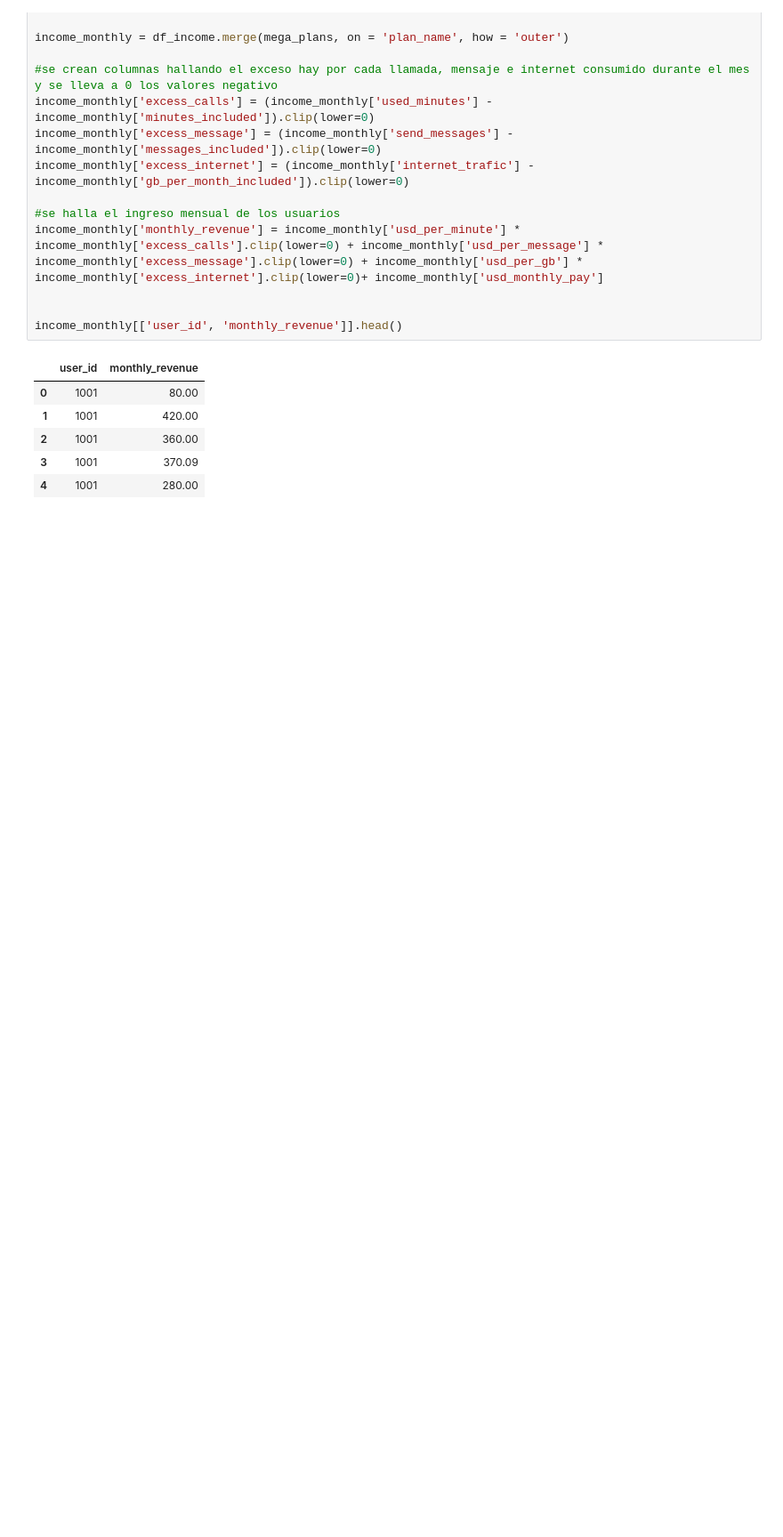
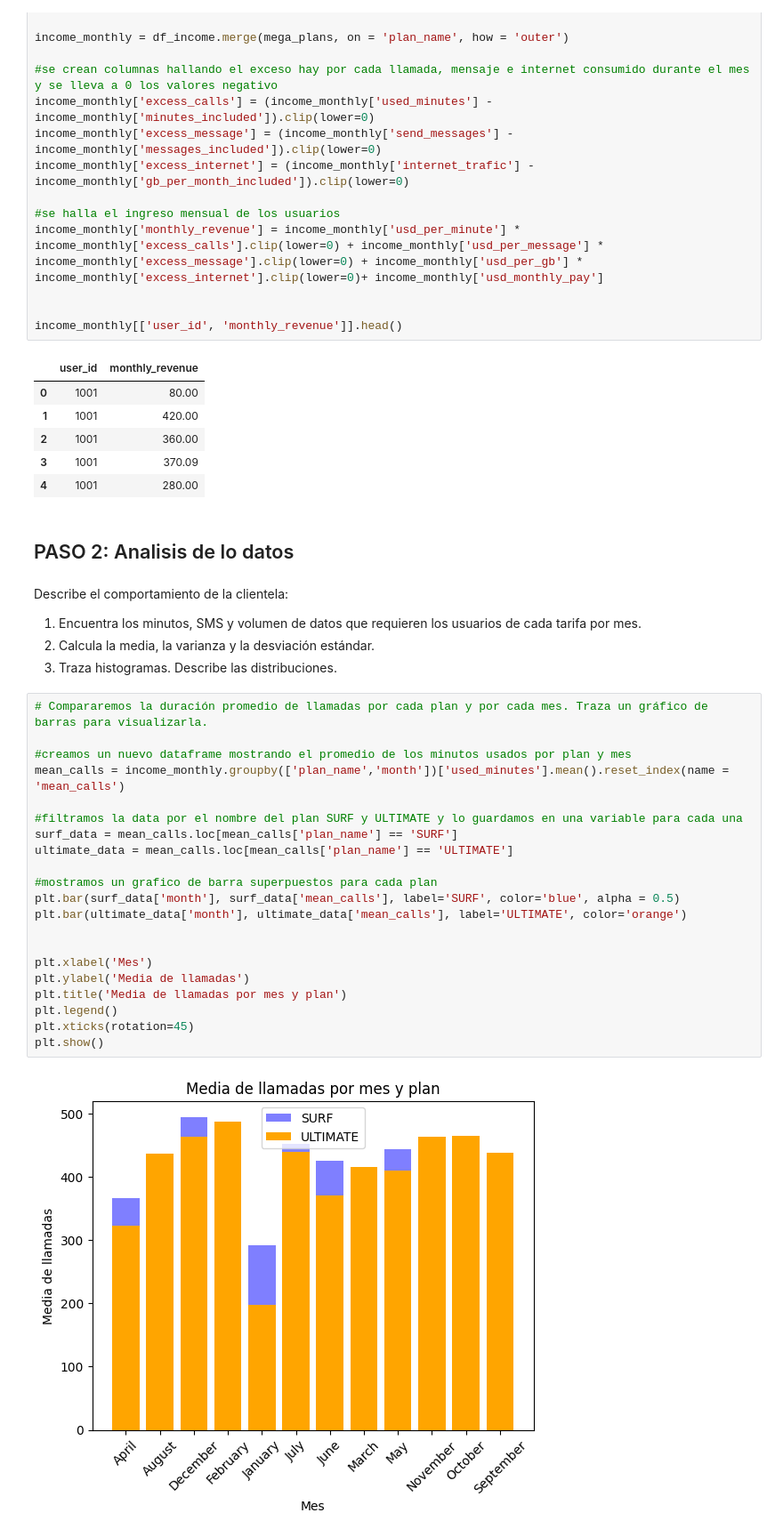
Before and after one commit to Dussand/telecomunicaciones_megaline, a Jupyter notebook: analisis_data.ipynb, the cells around one changed output. Shown at 89% size. Cells and saved outputs as stored; diff of their text form; blank space fills up the shorter version.

```diff
--- a/analisis_data.ipynb
+++ b/analisis_data.ipynb
@@ -315,3 +315,34 @@ income_monthly[['user_id', 'monthly_revenue']].head()
 | 2 | 1001 | 360.00 |
 | 3 | 1001 | 370.09 |
 | 4 | 1001 | 280.00 |
+# %% [markdown]
+## PASO 2: Analisis de lo datos
+# %% [markdown]
+Describe el comportamiento de la clientela:
+
+1. Encuentra los minutos, SMS y volumen de datos que requieren los usuarios de cada tarifa por mes.
+2. Calcula la media, la varianza y la desviación estándar.
+3. Traza histogramas. Describe las distribuciones.
+# %%
+# Compararemos la duración promedio de llamadas por cada plan y por cada mes. Traza un gráfico de barras para visualizarla.
+
+#creamos un nuevo dataframe mostrando el promedio de los minutos usados por plan y mes
+mean_calls = income_monthly.groupby(['plan_name','month'])['used_minutes'].mean().reset_index(name = 'mean_calls')
+
+#filtramos la data por el nombre del plan SURF y ULTIMATE y lo guardamos en una variable para cada una
+surf_data = mean_calls.loc[mean_calls['plan_name'] == 'SURF']
+ultimate_data = mean_calls.loc[mean_calls['plan_name'] == 'ULTIMATE']
+
+#mostramos un grafico de barra superpuestos para cada plan
+plt.bar(surf_data['month'], surf_data['mean_calls'], label='SURF', color='blue', alpha = 0.5)
+plt.bar(ultimate_data['month'], ultimate_data['mean_calls'], label='ULTIMATE', color='orange')
+
+
+plt.xlabel('Mes')
+plt.ylabel('Media de llamadas')
+plt.title('Media de llamadas por mes y plan')
+plt.legend()
+plt.xticks(rotation=45)
+plt.show()
+# %% [output]
+[figure, added]
```
Also changed, not shown: parts of 12 cells of this notebook.
